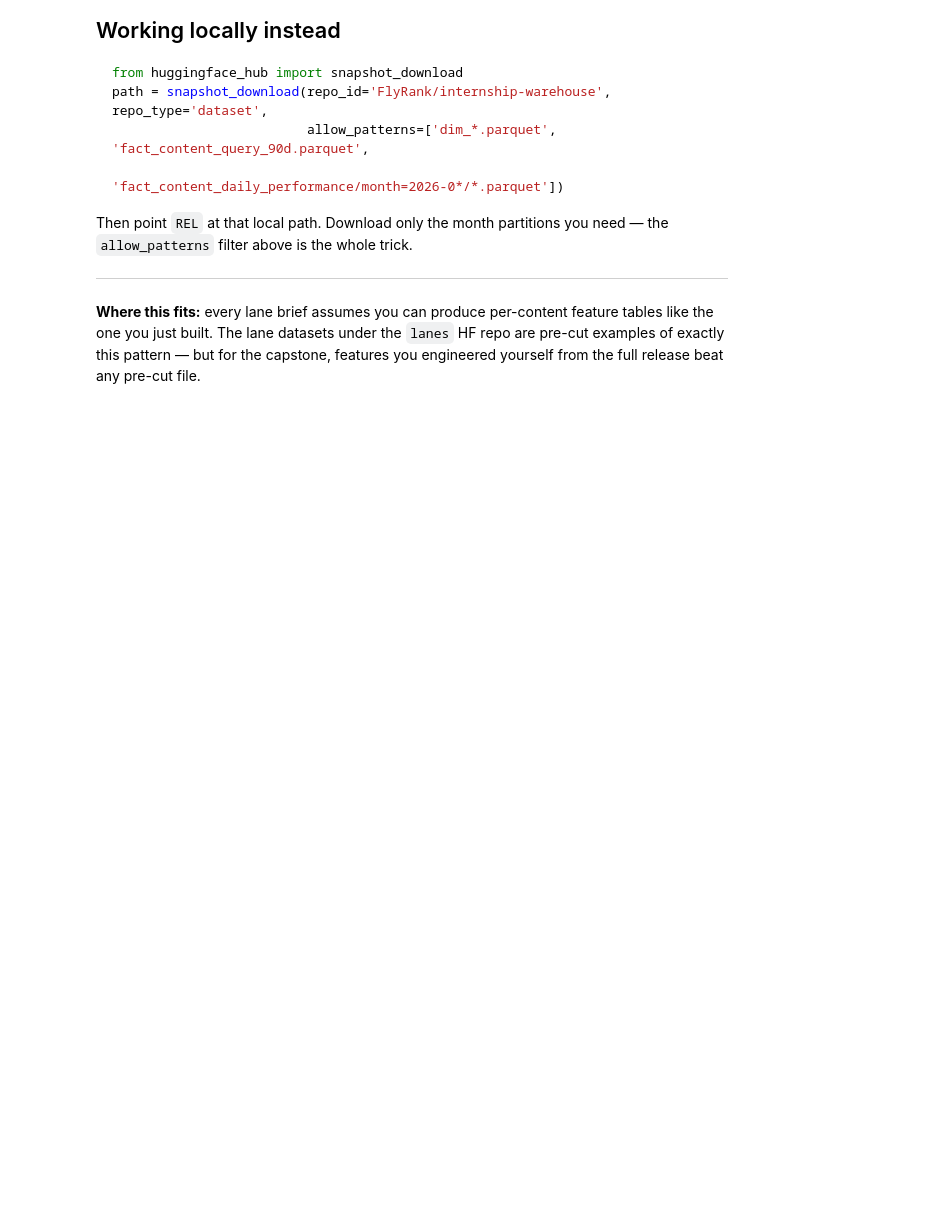
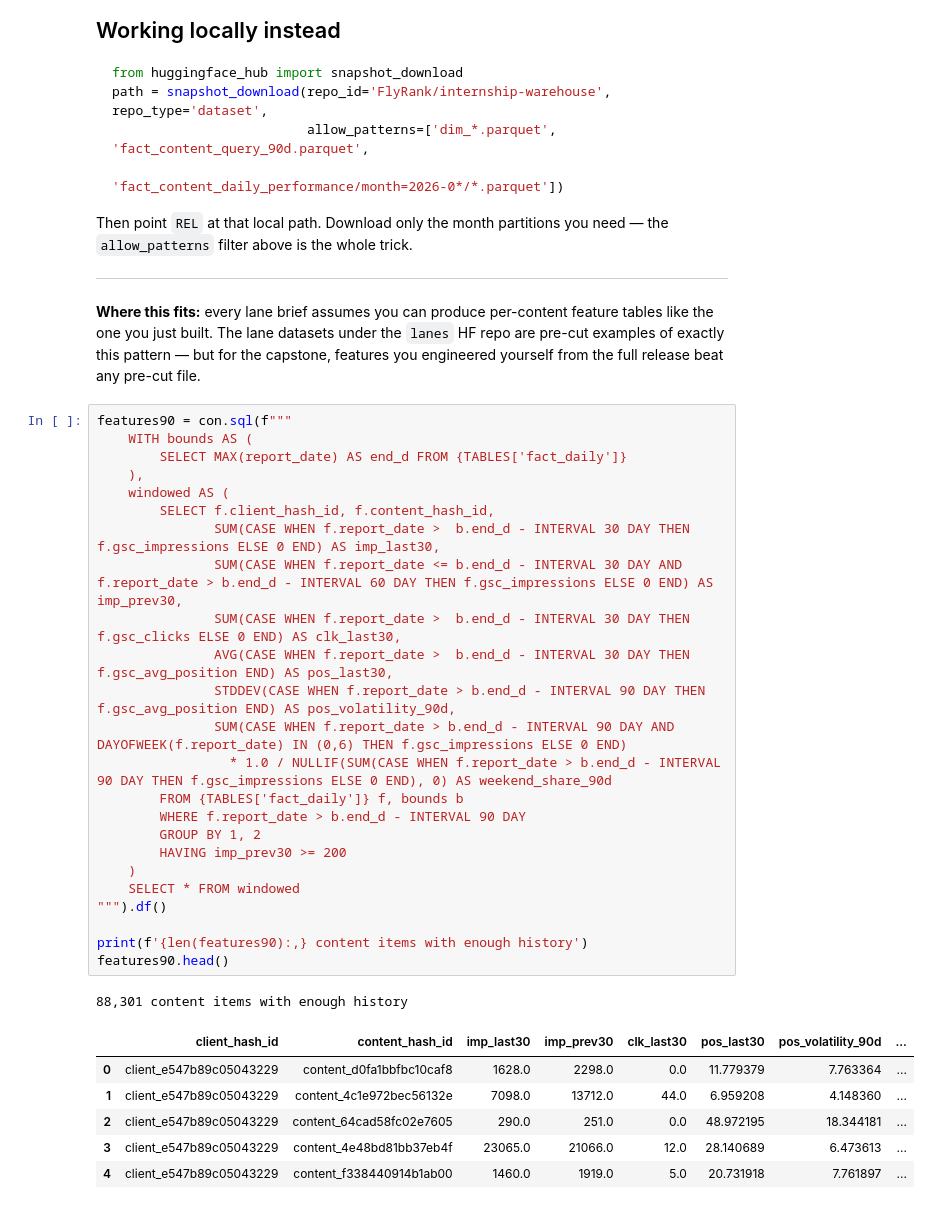
Before and after one commit to mohamedkhaled5543/intern-ml, a Jupyter notebook: notebooks/03_working_with_the_full_release.ipynb, the cells around one changed output. Saved outputs shown, nothing was run; the diff lists cells and outputs as text; blank space fills up the shorter version.

```diff
--- a/notebooks/03_working_with_the_full_release.ipynb
+++ b/notebooks/03_working_with_the_full_release.ipynb
@@ -226,3 +226,35 @@ Then point `REL` at that local path. Download only the month partitions you need
 the one you just built. The lane datasets under the `lanes` HF repo are pre-cut examples of
 exactly this pattern — but for the capstone, features you engineered yourself from the full
 release beat any pre-cut file.
+# %%
+features90 = con.sql(f"""
+    WITH bounds AS (
+        SELECT MAX(report_date) AS end_d FROM {TABLES['fact_daily']}
+    ),
+    windowed AS (
+        SELECT f.client_hash_id, f.content_hash_id,
+               SUM(CASE WHEN f.report_date >  b.end_d - INTERVAL 30 DAY THEN f.gsc_impressions ELSE 0 END) AS imp_last30,
+               SUM(CASE WHEN f.report_date <= b.end_d - INTERVAL 30 DAY AND f.report_date > b.end_d - INTERVAL 60 DAY THEN f.gsc_impressions ELSE 0 END) AS imp_prev30,
+               SUM(CASE WHEN f.report_date >  b.end_d - INTERVAL 30 DAY THEN f.gsc_clicks ELSE 0 END) AS clk_last30,
+               AVG(CASE WHEN f.report_date >  b.end_d - INTERVAL 30 DAY THEN f.gsc_avg_position END) AS pos_last30,
+               STDDEV(CASE WHEN f.report_date > b.end_d - INTERVAL 90 DAY THEN f.gsc_avg_position END) AS pos_volatility_90d,
+               SUM(CASE WHEN f.report_date > b.end_d - INTERVAL 90 DAY AND DAYOFWEEK(f.report_date) IN (0,6) THEN f.gsc_impressions ELSE 0 END)
+                 * 1.0 / NULLIF(SUM(CASE WHEN f.report_date > b.end_d - INTERVAL 90 DAY THEN f.gsc_impressions ELSE 0 END), 0) AS weekend_share_90d
+        FROM {TABLES['fact_daily']} f, bounds b
+        WHERE f.report_date > b.end_d - INTERVAL 90 DAY
+        GROUP BY 1, 2
+        HAVING imp_prev30 >= 200
+    )
+    SELECT * FROM windowed
+""").df()
+
+print(f'{len(features90):,} content items with enough history')
+features90.head()
+# %% [output]
+88,301 content items with enough history
+|  | client_hash_id | content_hash_id | imp_last30 | imp_prev30 | clk_last30 | pos_last30 | pos_volatility_90d | ... |
+| 0 | client_e547b89c05043229 | content_d0fa1bbfbc10caf8 | 1628.0 | 2298.0 | 0.0 | 11.779379 | 7.763364 | ... |
+| 1 | client_e547b89c05043229 | content_4c1e972bec56132e | 7098.0 | 13712.0 | 44.0 | 6.959208 | 4.148360 | ... |
+| 2 | client_e547b89c05043229 | content_64cad58fc02e7605 | 290.0 | 251.0 | 0.0 | 48.972195 | 18.344181 | ... |
+| 3 | client_e547b89c05043229 | content_4e48bd81bb37eb4f | 23065.0 | 21066.0 | 12.0 | 28.140689 | 6.473613 | ... |
+| 4 | client_e547b89c05043229 | content_f338440914b1ab00 | 1460.0 | 1919.0 | 5.0 | 20.731918 | 7.761897 | ... |
```
Also changed, not shown: parts of 2 cells of this notebook.
